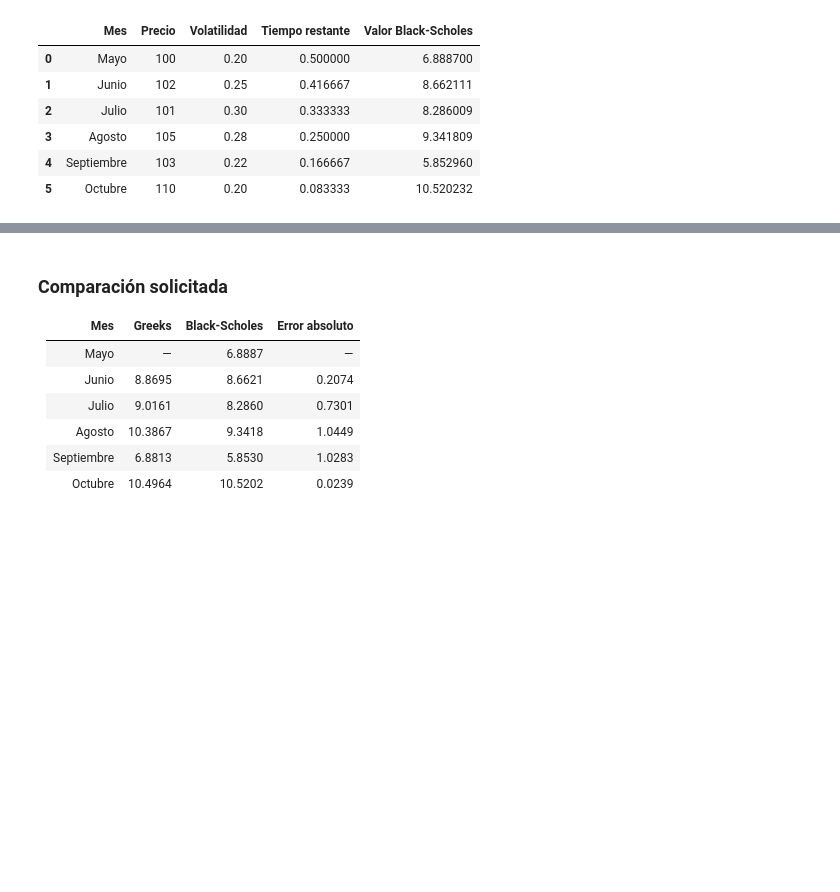
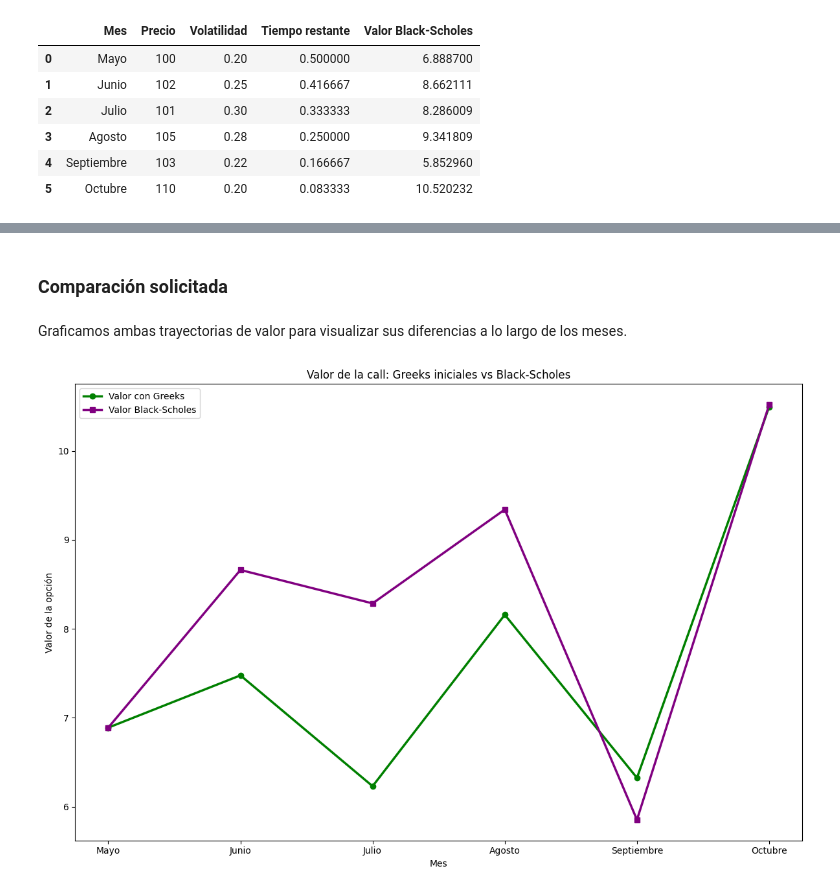
Before and after one commit to aj-hernandezs/Simulacion-_de_Procesos_Financieros, a Jupyter notebook: Tareas/T03_Greeks.ipynb, the cells around one changed output, grey strips where cells are left out. Saved outputs shown, nothing was run; the diff lists cells and outputs as text; code cells hidden in the pictures; blank space fills up the shorter version.

Commit message:
T03_Greeks

```diff
--- a/Tareas/T03_Greeks.ipynb
+++ b/Tareas/T03_Greeks.ipynb
@@ -143,15 +148,3 @@ display(tabla_bs)
 | 3 | Agosto | 105 | 0.28 | 0.250000 | 9.341809 |
 | 4 | Septiembre | 103 | 0.22 | 0.166667 | 5.852960 |
 | 5 | Octubre | 110 | 0.20 | 0.083333 | 10.520232 |
-# %%
-datos['Error absoluto'] = np.abs(
-    datos['Valor aproximado (Greeks)'] - datos['Valor Black-Scholes']
-)
-
-comparacion = datos[['Mes', 'Valor aproximado (Greeks)', 'Valor Black-Scholes', 'Error absoluto']].copy()
-comparacion.loc[0, ['Valor aproximado (Greeks)', 'Error absoluto']] = np.nan
-display(comparacion)
-
-mes_error_maximo = comparacion.loc[comparacion['Error absoluto'].idxmax(), 'Mes']
-error_maximo = comparacion['Error absoluto'].max()
-print(f'El error absoluto más grande aparece en {mes_error_maximo}: {error_maximo:.4f}.')
@@ -159,0 +153,5 @@ KeyError: 'Valor Black-Scholes'
+# %%
+datos['Valor Black-Scholes'] = tabla_bs['Valor Black-Scholes']
+comparacion = datos[['Mes', 'Valor aproximado (Greeks)', 'Valor Black-Scholes']].copy()
+comparacion['Error Absoluto'] = np.abs(comparacion['Valor aproximado (Greeks)'] - comparacion['Valor Black-Scholes'])
+display(comparacion)
@@ -160,31 +166,19 @@ KeyError: 'Valor Black-Scholes'
 # %% [markdown]
 ### Comparación solicitada
-
-| Mes | Greeks | Black-Scholes | Error absoluto |
-|---|---:|---:|---:|
-| Mayo | — | 6.8887 | — |
-| Junio | 8.8695 | 8.6621 | 0.2074 |
-| Julio | 9.0161 | 8.2860 | 0.7301 |
-| Agosto | 10.3867 | 9.3418 | 1.0449 |
-| Septiembre | 6.8813 | 5.8530 | 1.0283 |
-| Octubre | 10.4964 | 10.5202 | 0.0239 |
+# %% [markdown]
+Graficamos ambas trayectorias de valor para visualizar sus diferencias a lo largo de los meses.
 # %%
-plt.figure(figsize=(10, 6))
-plt.plot(
-    datos['Mes'], datos['Valor aproximado (Greeks)'],
-    marker='o', linewidth=2.5, color='royalblue', label='Valor con Greeks'
-)
-plt.plot(
-    datos['Mes'], datos['Valor Black-Scholes'],
-    marker='s', linewidth=2.5, color='darkorange', label='Valor Black-Scholes'
-)
+plt.figure(figsize=(12, 8))
+plt.plot(datos['Mes'], datos['Valor aproximado (Greeks)'], marker='o', linewidth=2.5, color='green', label='Valor con Greeks' )
+plt.plot(datos['Mes'], datos['Valor Black-Scholes'], marker='s', linewidth=2.5, color='purple', label='Valor Black-Scholes' )
 plt.title('Valor de la call: Greeks iniciales vs Black-Scholes')
 plt.xlabel('Mes')
 plt.ylabel('Valor de la opción')
-plt.grid(alpha=0.3)
 plt.legend()
 plt.tight_layout()
 plt.show()
+# %% [output]
+[figure, added]
 # %% [markdown]
 ## Interpretación de resultados
 
```
Also changed, not shown: parts of 9 cells of this notebook.
